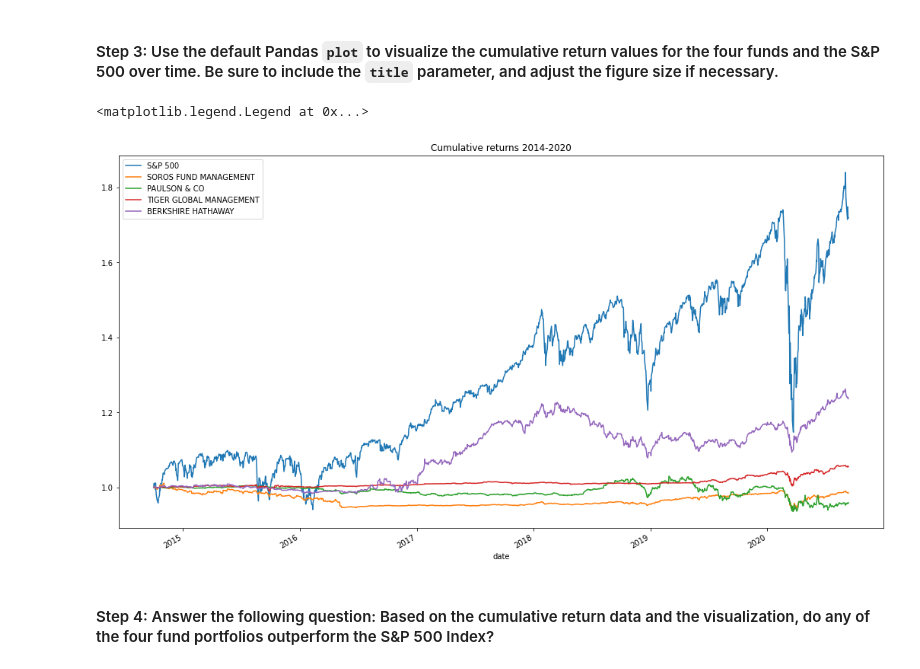
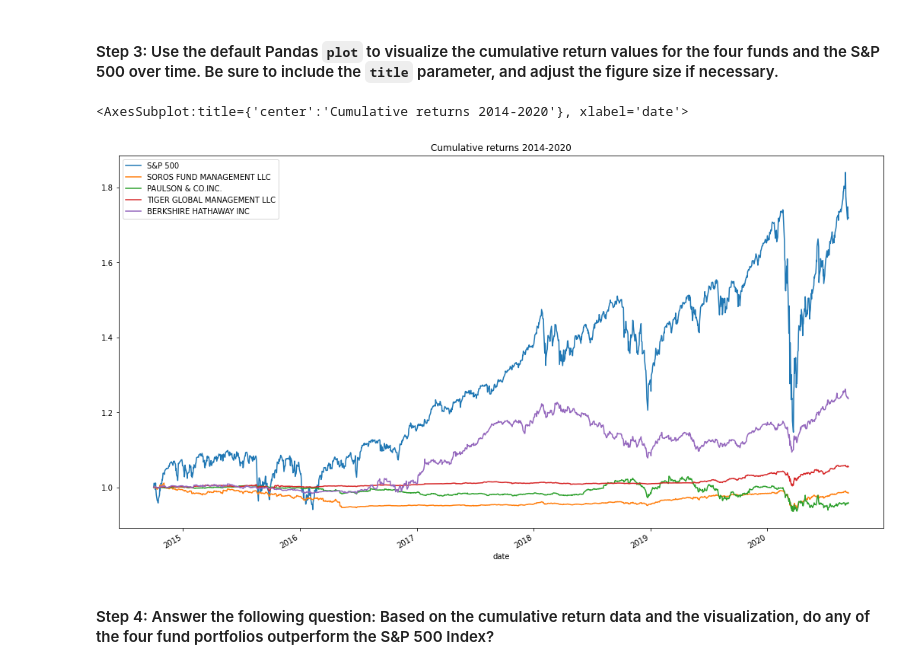
Before and after one commit to katgaw/risk_return_analysis, a Jupyter notebook: risk_return_analysis.ipynb, the cells around one changed output. Cells and saved outputs as stored; diff of their text form; code cells hidden in the pictures.

```diff
--- a/risk_return_analysis.ipynb
+++ b/risk_return_analysis.ipynb
@@ -184,17 +178,10 @@ display(cumulative_returns.tail())
 # %%
 # Visualize the cumulative returns using the Pandas plot function
 # Include a title parameter and adjust the figure size
-
-ax=cumulative_returns['S&P 500'].plot(figsize=(18,10), title='Cumulative returns 2014-2020')
-cumulative_returns['SOROS FUND MANAGEMENT LLC'].plot(ax=ax)
-cumulative_returns['PAULSON & CO.INC.'].plot(ax=ax)
-cumulative_returns['TIGER GLOBAL MANAGEMENT LLC'].plot(ax=ax)
-cumulative_returns['BERKSHIRE HATHAWAY INC'].plot(ax=ax)
-
-ax.legend(['S&P 500', 'SOROS FUND MANAGEMENT', 'PAULSON & CO', 'TIGER GLOBAL MANAGEMENT', 'BERKSHIRE HATHAWAY'])
+cumulative_returns[['S&P 500','SOROS FUND MANAGEMENT LLC','PAULSON & CO.INC.','TIGER GLOBAL MANAGEMENT LLC','BERKSHIRE HATHAWAY INC']].plot(figsize=(18,10), title='Cumulative returns 2014-2020')
 # %% [output]
-<matplotlib.legend.Legend at 0x...>
+<AxesSubplot:title={'center':'Cumulative returns 2014-2020'}, xlabel='date'>
-[figure, old version]
+[figure, new version]
 # %% [markdown]
 #### Step 4: Answer the following question: Based on the cumulative return data and the visualization, do any of the four fund portfolios outperform the S&P 500 Index?
 # %% [markdown]
```
Also changed, not shown: parts of 8 cells of this notebook.
